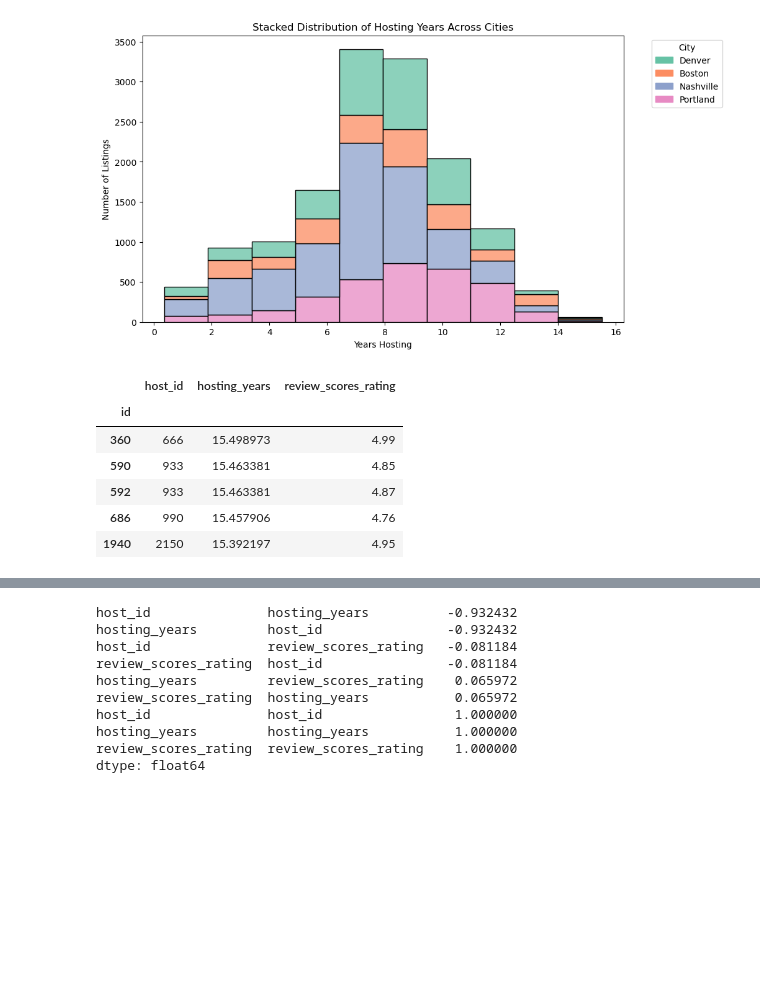
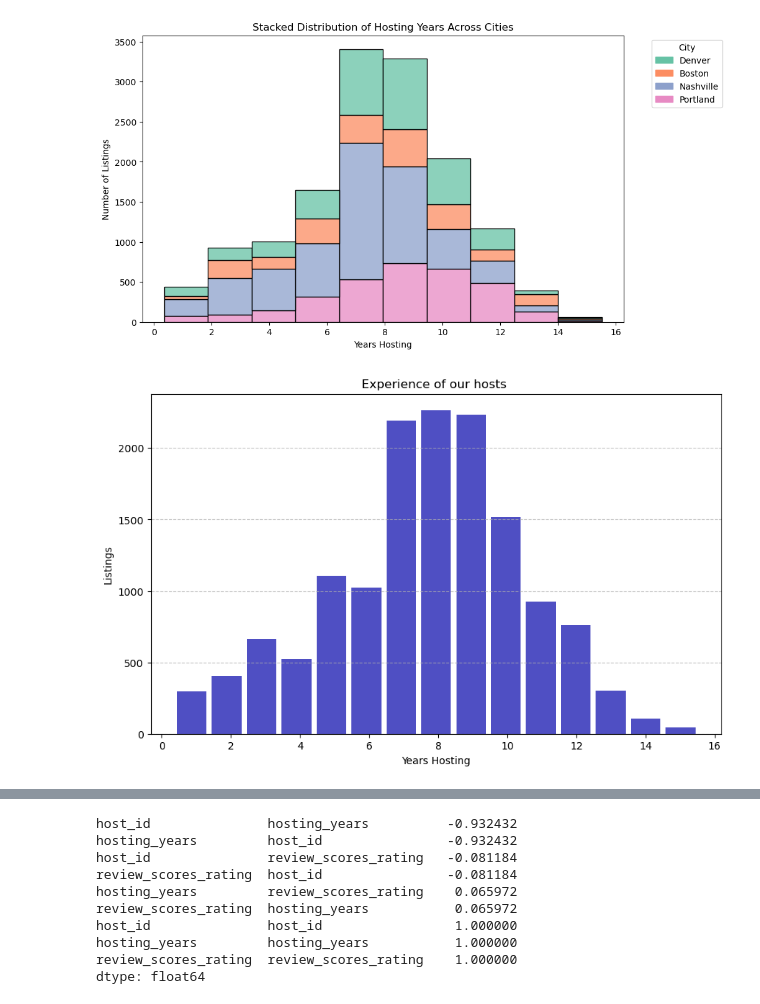
Before and after one commit to bmckimmy/Panda-o-rama, a Jupyter notebook: SB_files/sb_host.ipynb, the cells around one changed output, grey strips where cells are left out. Drawn from its saved outputs; the diff is of its cells as text; code cells hidden in the pictures; blank space fills up the shorter version.

```diff
--- a/SB_files/sb_host.ipynb
+++ b/SB_files/sb_host.ipynb
@@ -429,14 +395,14 @@ plt.ylabel('Number of Listings')
 plt.show()
 # %% [output]
 [figure]
-# %%
-no_city_yrs_review = years_to_rating.drop(columns="city")
-no_city_yrs_review.head()
-# %% [output]
-|  | host_id | hosting_years | review_scores_rating |
-| id |  |  |  |
-| 360 | 666 | 15.498973 | 4.99 |
-| 590 | 933 | 15.463381 | 4.85 |
-| 592 | 933 | 15.463381 | 4.87 |
-| 686 | 990 | 15.457906 | 4.76 |
-| 1940 | 2150 | 15.392197 | 4.95 |
+# %%
+#SLIDE #8:  Because city isn't a factor in the host analysis we reran the data to simplify the chart to show only all together
+plt.figure(figsize=(10, 6))
+plt.hist(host_info_cleaned_df['hosting_years'], bins=15, color='#0504aa', alpha=0.7, rwidth=0.85)
+plt.title('Experience of our hosts ')
+plt.xlabel('Years Hosting')
+plt.ylabel('Listings')
+plt.grid(axis='y', linestyle='--', alpha=0.7)
+plt.show()
+# %% [output]
+[figure, added]
```
Also changed, not shown: parts of 38 cells of this notebook.
